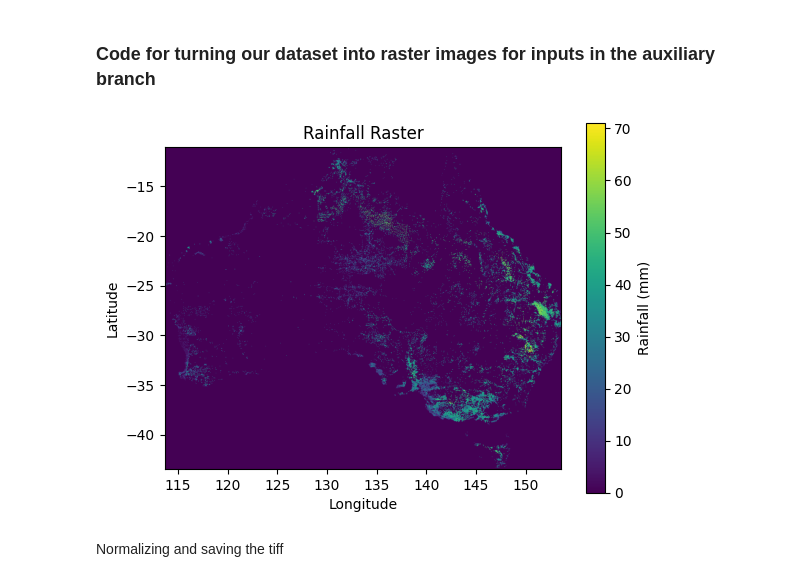
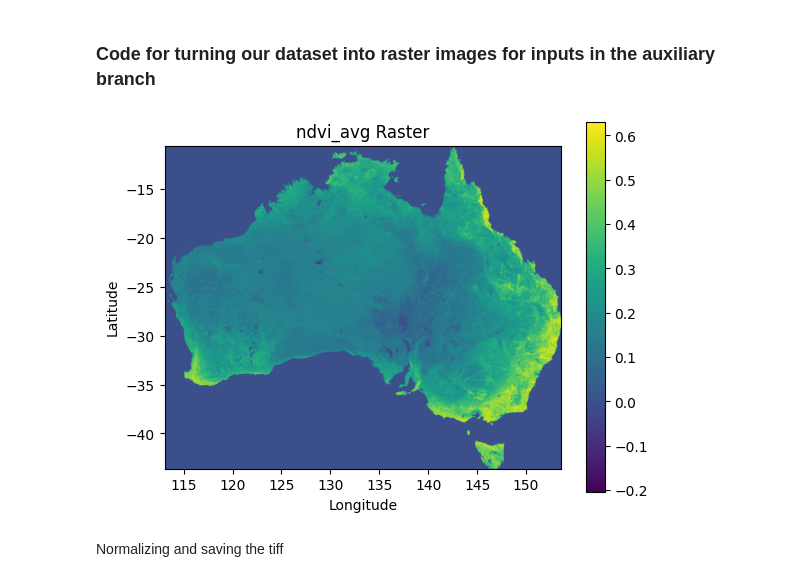
Before and after one commit to Roseparsley8972/CEGM2003-Water, a Jupyter notebook: New model/CNN_from_R/rastering_code/raster.ipynb, the cells around one changed output. Saved outputs shown, nothing was run; the diff lists cells and outputs as text; code cells hidden in the pictures.

```diff
--- a/New model/CNN_from_R/rastering_code/raster.ipynb
+++ b/New model/CNN_from_R/rastering_code/raster.ipynb
@@ -7,7 +7,7 @@ import pandas as pd
 import numpy as np
 
 # Load the CSVAustralia_grid_0p05_data
-data = pd.read_csv(r"C:\Users\chari\Home\TU Delft\TU-Delft\3rd semester\DSAIE\project\CEGM2003-Water\New model\Data\dat07_u.csv")
+data = pd.read_csv(r"C:\Users\chari\Home\TU Delft\TU-Delft\3rd semester\DSAIE\project\CEGM2003-Water\New model\Data\Australia_grid_0p05_data.csv")
 
 # Convert to GeoDataFrame
 gdf = gpd.GeoDataFrame(
@@ -15,6 +15,8 @@ gdf = gpd.GeoDataFrame(
     geometry=gpd.points_from_xy(data['lon'], data['lat']),
     crs="EPSG:3577"  # projection of australia
 )
+# %%
+target = 'ndvi_avg'
 # %%
 
 import rasterio
@@ -28,43 +30,57 @@ resolution = 0.05  # 0.05 degrees - seen in the file
 bounds = gdf.total_bounds  # Get the dataset bounds (minx, miny, maxx, maxy)
 
 # Calculate raster dimensions
 width = int((bounds[2] - bounds[0]) / resolution)  # Columns
 height = int((bounds[3] - bounds[1]) / resolution)  # Rows
 
 # Create a transform for the raster
 transform = from_origin(bounds[0], bounds[3], resolution, resolution)
 
 # Rasterize the data (here rainfall but we can choose whichever quantity from the dataset)
-rainfall_raster = rasterize(
-    ((geom, value) for geom, value in zip(gdf.geometry, gdf['clay_perc'])),
+data_raster = rasterize(
+    ((geom, value) for geom, value in zip(gdf.geometry, gdf[target])),
     out_shape=(height, width),
     transform=transform,
     fill=0,  # Default value for no data
     dtype='float32'
 )
 
 # Visualize the raster
-plt.imshow(rainfall_raster, cmap="viridis", extent=(bounds[0], bounds[2], bounds[1], bounds[3]))
-plt.colorbar(label="Rainfall (mm)")
-plt.title("Rainfall Raster")
+plt.imshow(data_raster, cmap="viridis", extent=(bounds[0], bounds[2], bounds[1], bounds[3]))
+plt.colorbar()
+plt.title(f"{target} Raster")
 plt.xlabel("Longitude")
 plt.ylabel("Latitude")
 plt.show()
 
 #Save the raster to GeoTIFF so to be used as the input
 meta = {
     'driver': 'GTiff',
-    'height': rainfall_raster.shape[0],
-    'width': rainfall_raster.shape[1],
+    'height': data_raster.shape[0],
+    'width': data_raster.shape[1],
     'count': 1,
     'dtype': 'float32',
     'crs': 'EPSG:4326',
     'transform': transform,
 }
-with rasterio.open("../images_for_CNN/clay_raster_0p05deg.tif", 'w', **meta) as dst:
-    dst.write(rainfall_raster, 1)
+
+if target == 'Rain mm/y':
+    with rasterio.open("../images_for_CNN/rainfall_0p05deg.tif", 'w', **meta) as dst:
+        dst.write(data_raster, 1)
+elif target == 'PET mm/y':
+    with rasterio.open("../images_for_CNN/PET_0p05deg.tif", 'w', **meta) as dst:
+        dst.write(data_raster, 1)
+elif target == 'elevation_mahd':
+    with rasterio.open("../images_for_CNN/elevation_0p05deg.tif", 'w', **meta) as dst:
+        dst.write(data_raster, 1)
+elif target == 'clay_perc':
+    with rasterio.open("../images_for_CNN/clay_0p05deg.tif", 'w', **meta) as dst:
+        dst.write(data_raster, 1)
+else:
+    with rasterio.open("../images_for_CNN/ndvi_0p05deg.tif", 'w', **meta) as dst:
+        dst.write(data_raster, 1)
 # %% [output]
-[figure, old version]
+[figure, new version]
 # %% [markdown]
 Normalizing and saving the tiff
 # %%
```
Also changed, not shown: parts of 6 cells of this notebook, 21 other files.
